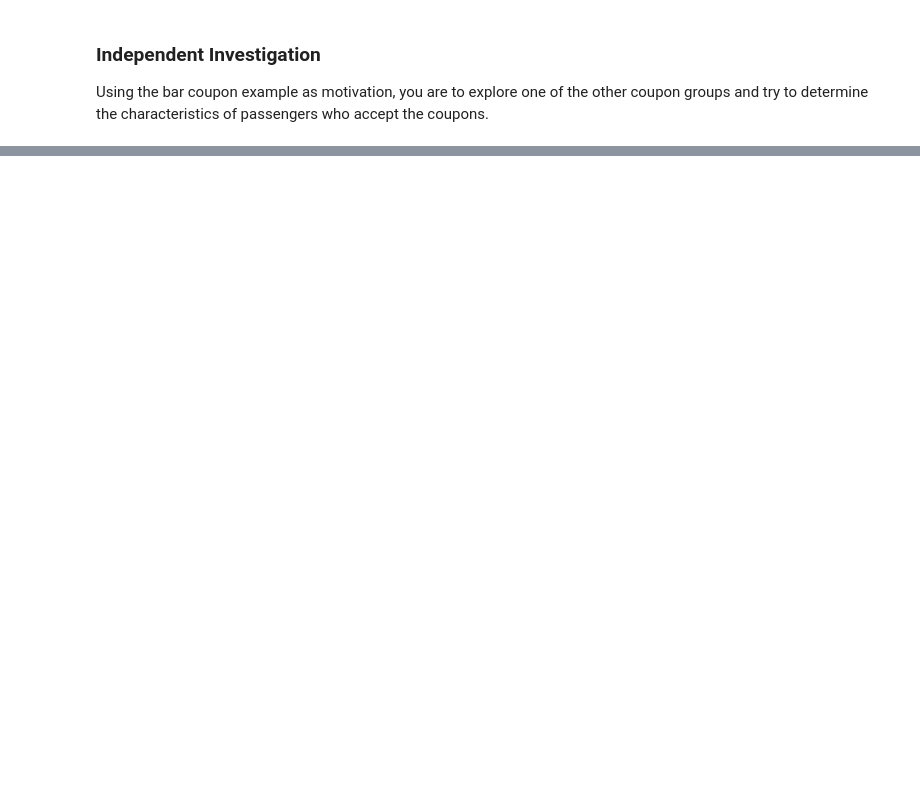
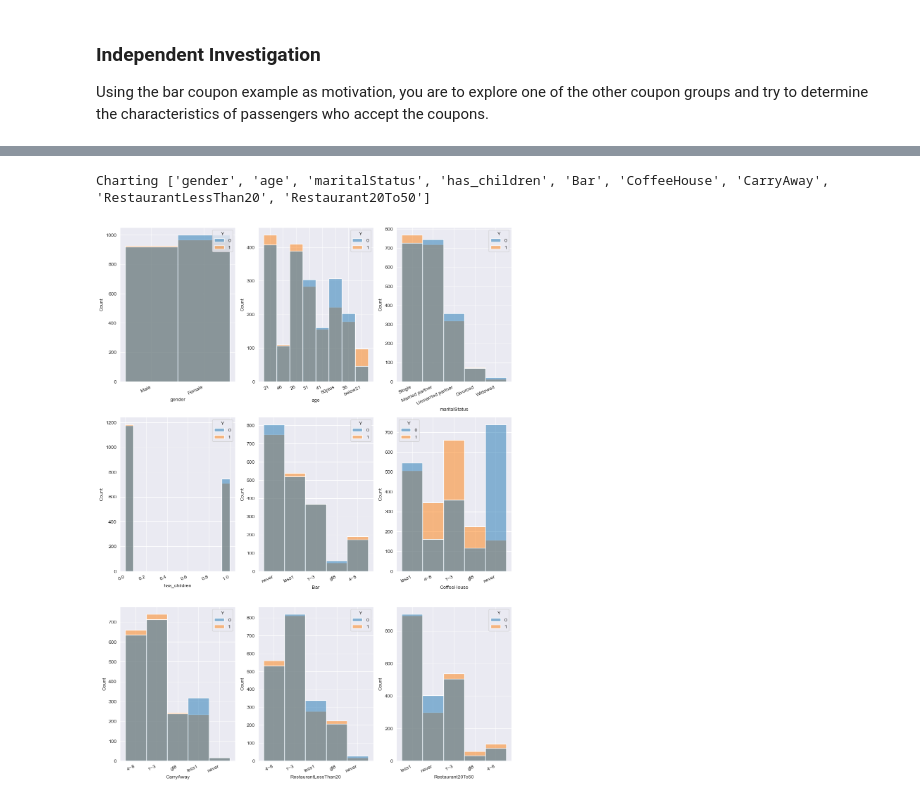
Before and after one commit to selvamani-ramasamy/berkeley-ml-ai, a Jupyter notebook: assignment_5_1_start/prompt.ipynb, the cells around one changed output, grey strips where cells are left out. Drawn from its saved outputs; the diff is of its cells as text; code cells hidden in the pictures; blank space fills up the shorter version.

```diff
--- a/assignment_5_1_start/prompt.ipynb
+++ b/assignment_5_1_start/prompt.ipynb
@@ -369,0 +428,6 @@ get_interesting_histograms(major_data, set_2_cols_of_interest)
+# %%
+print(f"Charting {set_2_cols_of_interest}")
+get_interesting_histograms(coffee_house_coupons, set_2_cols_of_interest)
+# %% [output]
+Charting ['gender', 'age', 'maritalStatus', 'has_children', 'Bar', 'CoffeeHouse', 'CarryAway', 'RestaurantLessThan20', 'Restaurant20To50']
+[figure, added]
```
Also changed, not shown: parts of 24 cells of this notebook.
